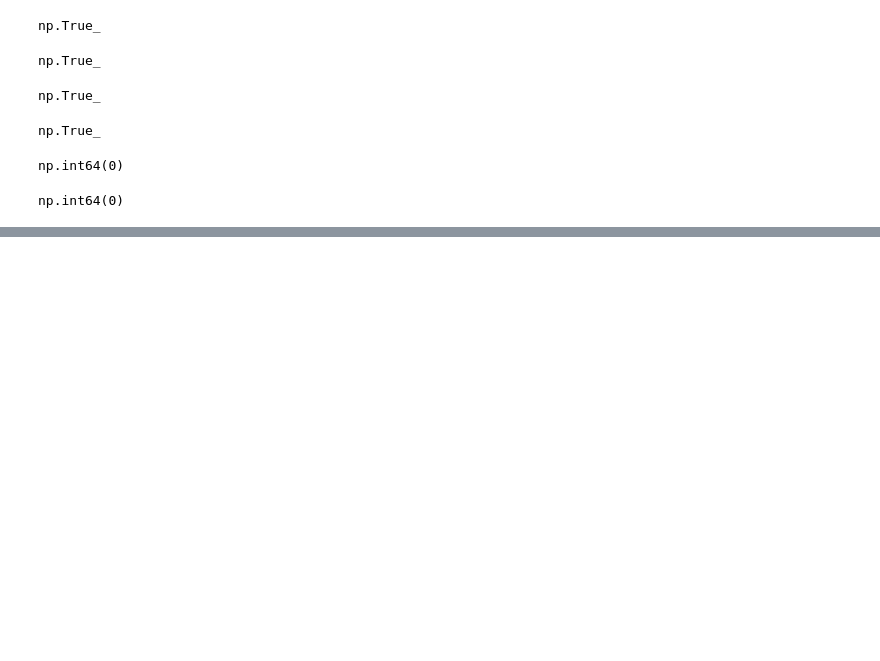
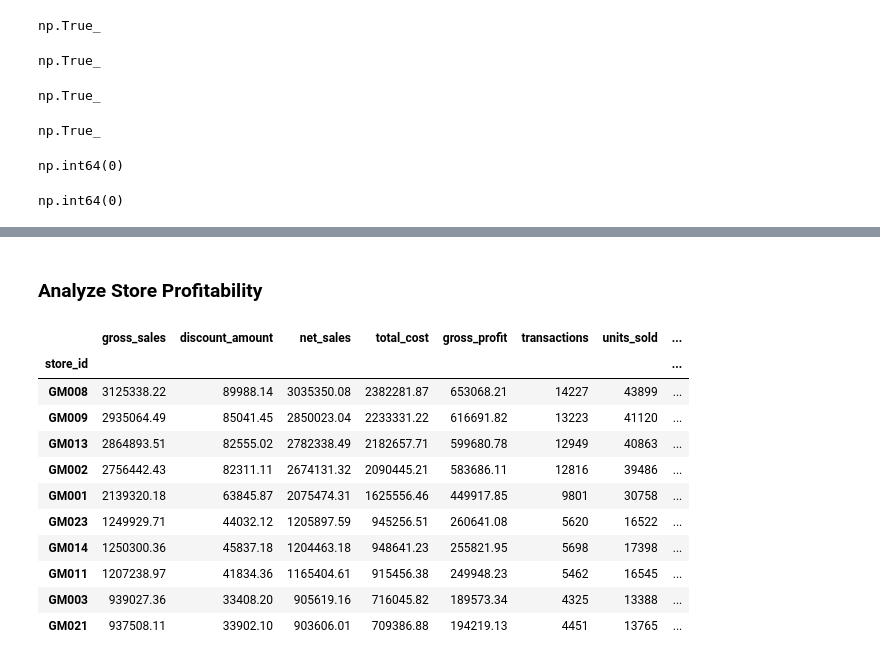
Before and after one commit to Abu-Hozaifa-Retail-Analyst/Retail-Sales-And-Store-Performance-Analytics, a Jupyter notebook: python/05_generate_sales_transactions.ipynb, the cells around one changed output, grey strips where cells are left out. Saved outputs shown, nothing was run; the diff lists cells and outputs as text; code cells hidden in the pictures; blank space fills up the shorter version.

```diff
--- a/python/05_generate_sales_transactions.ipynb
+++ b/python/05_generate_sales_transactions.ipynb
@@ -1758,0 +2549,5 @@ np.int64(0)
+# %%
+df_sales["gross_margin_pct"] = (
+    df_sales["gross_margin_pct"]
+    .round(2)
+)
@@ -1758,0 +2707,47 @@ np.int64(0)
+# %% [markdown]
+### Analyze Store Profitability
+# %%
+store_financials = (
+    df_sales
+    .groupby("store_id")
+    .agg(
+        gross_sales=("gross_sales", "sum"),
+        discount_amount=("discount_amount", "sum"),
+        net_sales=("net_sales", "sum"),
+        total_cost=("total_cost", "sum"),
+        gross_profit=("gross_profit", "sum"),
+        transactions=("transaction_id", "nunique"),
+        units_sold=("quantity", "sum")
+    )
+)
+# %%
+store_financials["gross_margin_pct"] = (
+    store_financials["gross_profit"]
+    /
+    store_financials["net_sales"]
+    * 100
+).round(2)
+# %%
+store_financials["atv"] = (
+    store_financials["net_sales"]
+    /
+    store_financials["transactions"]
+).round(2)
+# %%
+store_financials.sort_values(
+    "net_sales",
+    ascending=False
+).head(10)
+# %% [output]
+|  | gross_sales | discount_amount | net_sales | total_cost | gross_profit | transactions | units_sold | ... |
+| store_id |  |  |  |  |  |  |  | ... |
+| GM008 | 3125338.22 | 89988.14 | 3035350.08 | 2382281.87 | 653068.21 | 14227 | 43899 | ... |
+| GM009 | 2935064.49 | 85041.45 | 2850023.04 | 2233331.22 | 616691.82 | 13223 | 41120 | ... |
+| GM013 | 2864893.51 | 82555.02 | 2782338.49 | 2182657.71 | 599680.78 | 12949 | 40863 | ... |
+| GM002 | 2756442.43 | 82311.11 | 2674131.32 | 2090445.21 | 583686.11 | 12816 | 39486 | ... |
+| GM001 | 2139320.18 | 63845.87 | 2075474.31 | 1625556.46 | 449917.85 | 9801 | 30758 | ... |
+| GM023 | 1249929.71 | 44032.12 | 1205897.59 | 945256.51 | 260641.08 | 5620 | 16522 | ... |
+| GM014 | 1250300.36 | 45837.18 | 1204463.18 | 948641.23 | 255821.95 | 5698 | 17398 | ... |
+| GM011 | 1207238.97 | 41834.36 | 1165404.61 | 915456.38 | 249948.23 | 5462 | 16545 | ... |
+| GM003 | 939027.36 | 33408.20 | 905619.16 | 716045.82 | 189573.34 | 4325 | 13388 | ... |
+| GM021 | 937508.11 | 33902.10 | 903606.01 | 709386.88 | 194219.13 | 4451 | 13765 | ... |
```
Also changed, not shown: parts of 142 cells of this notebook.
